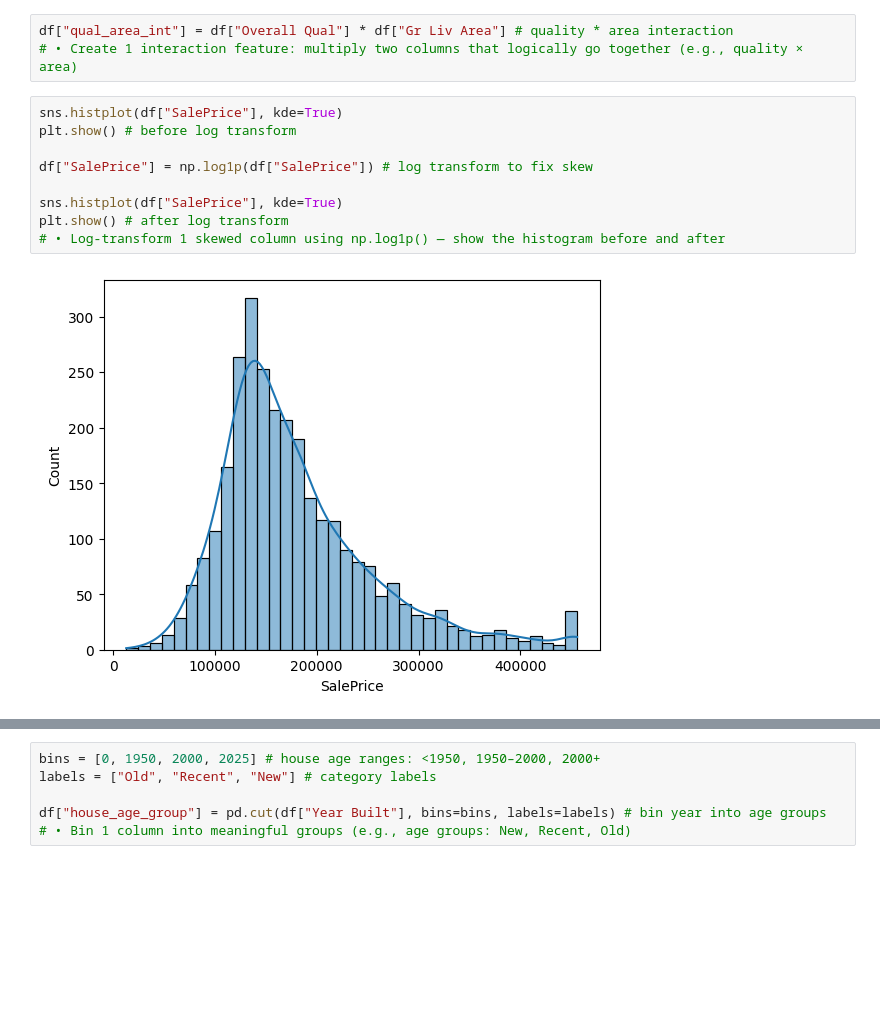
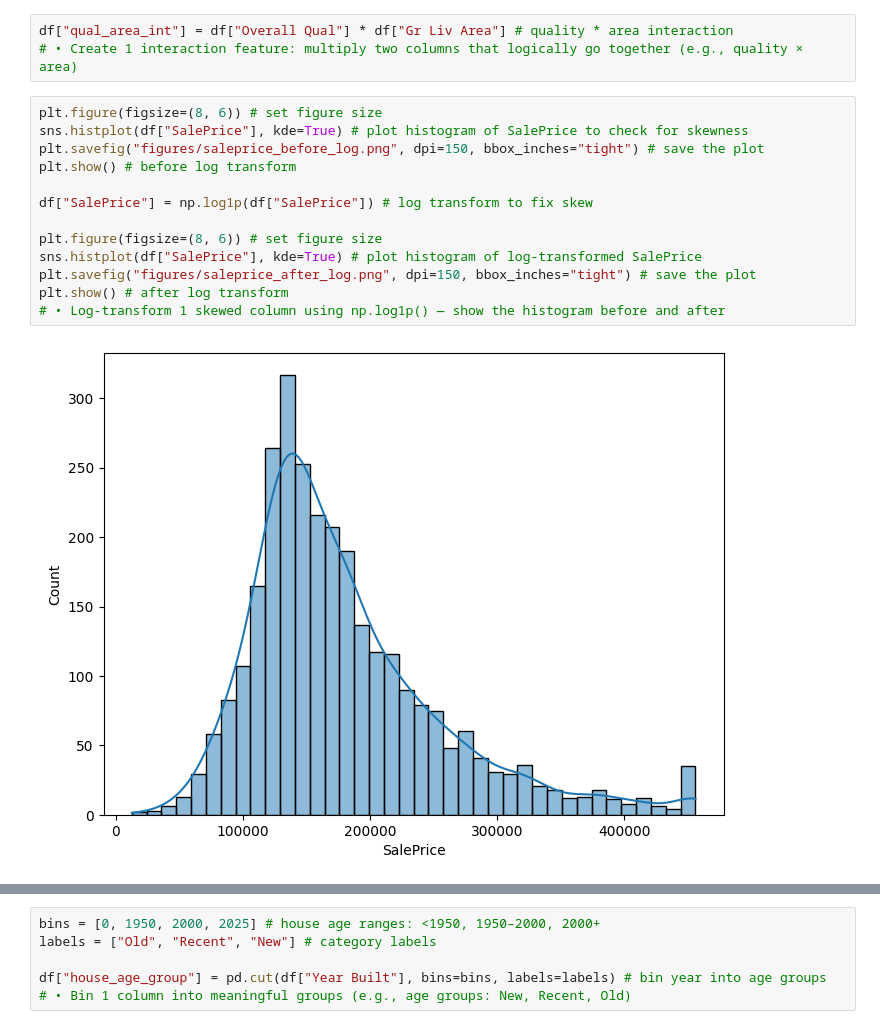
Before and after one commit to Malik-712/my-capstone, a Jupyter notebook: 02_features.ipynb, the cells around one changed output, grey strips where cells are left out. Cells and saved outputs as stored; diff of their text form; blank space fills up the shorter version.

Commit message:
Phase 2 — Engineer & Transform Features

```diff
--- a/02_features.ipynb
+++ b/02_features.ipynb
@@ -55,13 +55,17 @@ df["avg_room_size"] = df["Gr Liv Area"] / df["TotRms AbvGrd"].replace(0, np.nan)
 df["qual_area_int"] = df["Overall Qual"] * df["Gr Liv Area"] # quality * area interaction
 # • Create 1 interaction feature: multiply two columns that logically go together (e.g., quality × area)
 # %%
-sns.histplot(df["SalePrice"], kde=True)
+plt.figure(figsize=(8, 6)) # set figure size
+sns.histplot(df["SalePrice"], kde=True) # plot histogram of SalePrice to check for skewness
+plt.savefig("figures/saleprice_before_log.png", dpi=150, bbox_inches="tight") # save the plot
 plt.show() # before log transform
 
 df["SalePrice"] = np.log1p(df["SalePrice"]) # log transform to fix skew
 
-sns.histplot(df["SalePrice"], kde=True)
+plt.figure(figsize=(8, 6)) # set figure size
+sns.histplot(df["SalePrice"], kde=True) # plot histogram of log-transformed SalePrice
+plt.savefig("figures/saleprice_after_log.png", dpi=150, bbox_inches="tight") # save the plot
 plt.show() # after log transform
 # • Log-transform 1 skewed column using np.log1p() — show the histogram before and after
 # %% [output]
-[figure, old version]
+[figure, new version]
```
Also changed, not shown: parts of 1 cell of this notebook.
